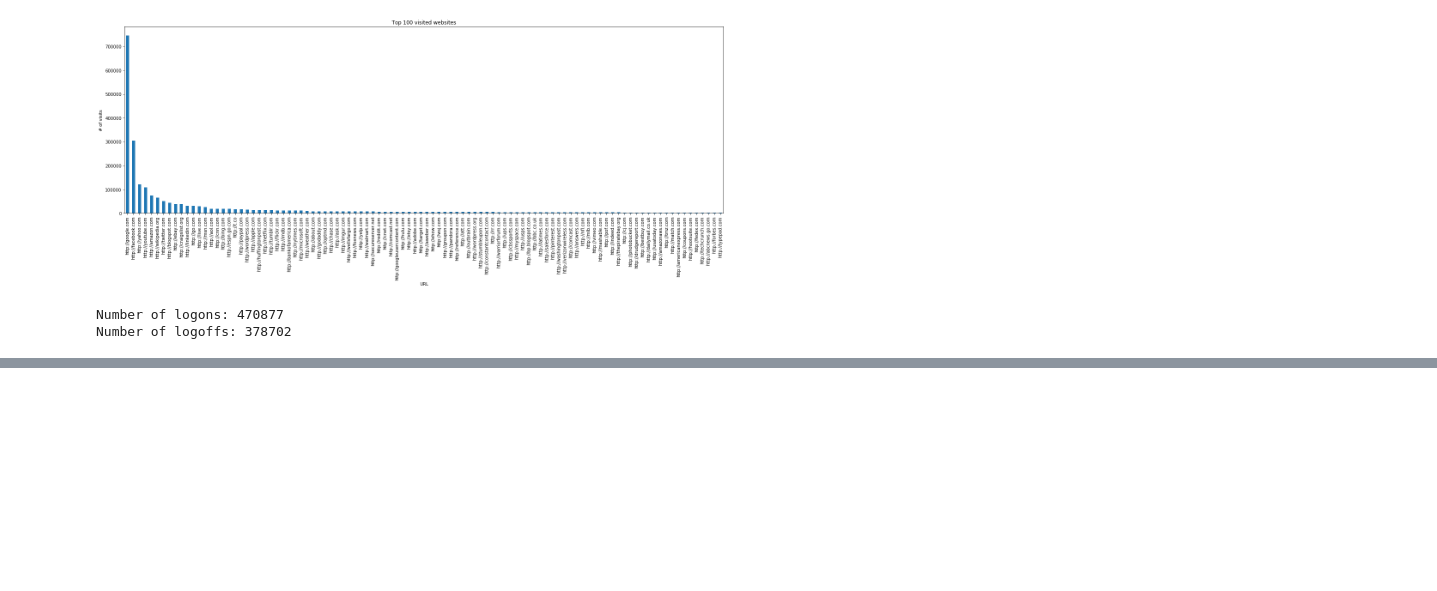
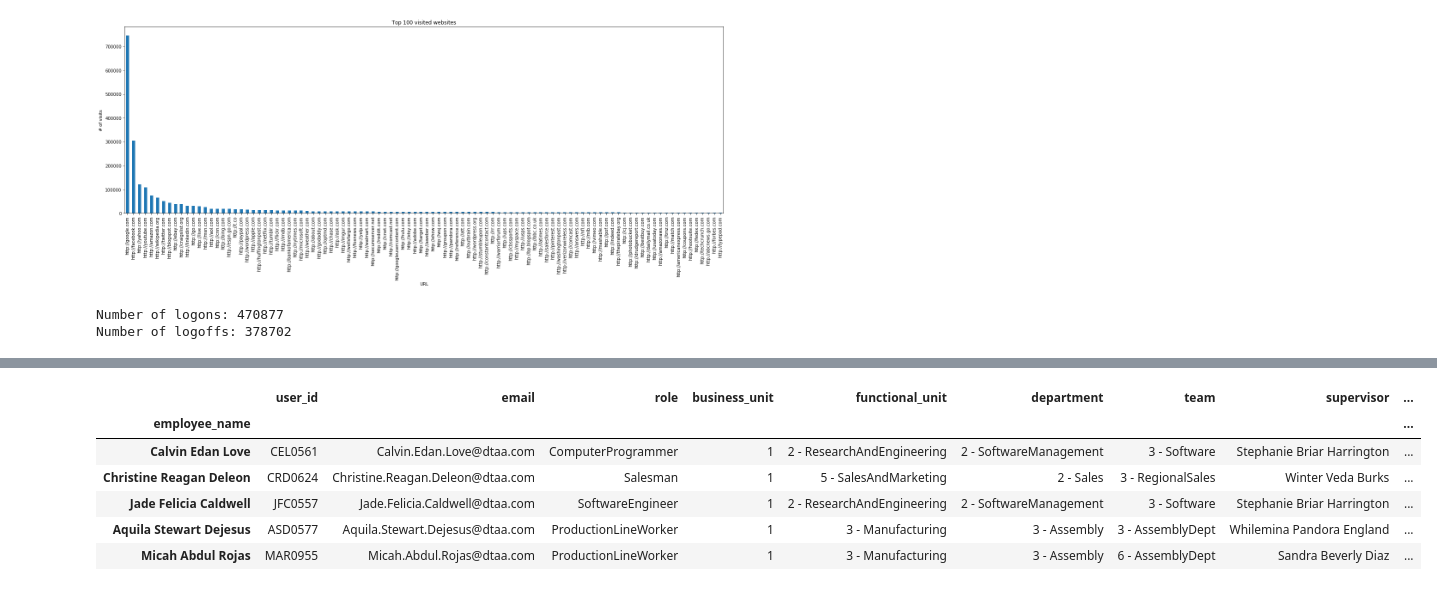
Before and after one commit to TalhaGhaffar/Data-Analytics, a Jupyter notebook: Project.ipynb, the cells around one changed output, grey strips where cells are left out. Saved outputs shown, nothing was run; the diff lists cells and outputs as text; code cells hidden in the pictures; blank space fills up the shorter version.

```diff
--- a/Project.ipynb
+++ b/Project.ipynb
@@ -229,0 +290,16 @@ Number of logoffs: 378702
+# %%
+import collections
+#% ls "C:\Users\talha\Documents\DA\da_project\dataset2\LDAP"
+ldap_dir = "C:\\Users\\talha\\Documents\\DA\\da_project\\dataset2\\LDAP\\"
+employee_info_files = [f for f in os.listdir(ldap_dir) if os.path.isfile(os.path.join(ldap_dir, f))]
+employee_info=collections.OrderedDict()
+count = 0
+for _file in employee_info_files:
+    employee_info[_file] = pd.read_csv(ldap_dir+_file, index_col=0)
+    employee_info[_file]['month'] = _file
+    if count == 0:
+        employee_df = employee_info[_file]
+    else:
+        employee_df = pd.merge(employee_df, employee_info[_file], how='left', left_on='user_id', right_on='user_id')
+    count+=1
+    print(_file, employee_info[_file].shape)
@@ -229,0 +335,27 @@ Number of logoffs: 378702
+# %%
+import collections
+#% ls "C:\Users\talha\Documents\DA\da_project\dataset2\LDAP"
+ldap_dir = "C:\\Users\\talha\\Documents\\DA\\da_project\\dataset2\\LDAP\\"
+employee_info_files = [f for f in os.listdir(ldap_dir) if os.path.isfile(os.path.join(ldap_dir, f))]
+employee_info=collections.OrderedDict()
+count = 0
+for _file in employee_info_files:
+    employee_info[_file] = pd.read_csv(ldap_dir+_file, index_col=0)
+    employee_info[_file]['month'] = _file.split('.')[0]
+    if count == 0:
+        employee_df = employee_info[_file]
+    else:
+        employee_df = employee_df.append(employee_info[_file])
+    count+=1
+# %%
+employee_df['month'] = pd.to_datetime(employee_df['month'])
+# %%
+employee_df.head()
+# %% [output]
+|  | user_id | email | role | business_unit | functional_unit | department | team | supervisor | ... |
+| employee_name |  |  |  |  |  |  |  |  | ... |
+| Calvin Edan Love | CEL0561 | Calvin.Edan.Love@dtaa.com | ComputerProgrammer | 1 | 2 - ResearchAndEngineering | 2 - SoftwareManagement | 3 - Software | Stephanie Briar Harrington | ... |
+| Christine Reagan Deleon | CRD0624 | Christine.Reagan.Deleon@dtaa.com | Salesman | 1 | 5 - SalesAndMarketing | 2 - Sales | 3 - RegionalSales | Winter Veda Burks | ... |
+| Jade Felicia Caldwell | JFC0557 | Jade.Felicia.Caldwell@dtaa.com | SoftwareEngineer | 1 | 2 - ResearchAndEngineering | 2 - SoftwareManagement | 3 - Software | Stephanie Briar Harrington | ... |
+| Aquila Stewart Dejesus | ASD0577 | Aquila.Stewart.Dejesus@dtaa.com | ProductionLineWorker | 1 | 3 - Manufacturing | 3 - Assembly | 3 - AssemblyDept | Whilemina Pandora England | ... |
+| Micah Abdul Rojas | MAR0955 | Micah.Abdul.Rojas@dtaa.com | ProductionLineWorker | 1 | 3 - Manufacturing | 3 - Assembly | 6 - AssemblyDept | Sandra Beverly Diaz | ... |
```
Also changed, not shown: parts of 24 cells of this notebook.
